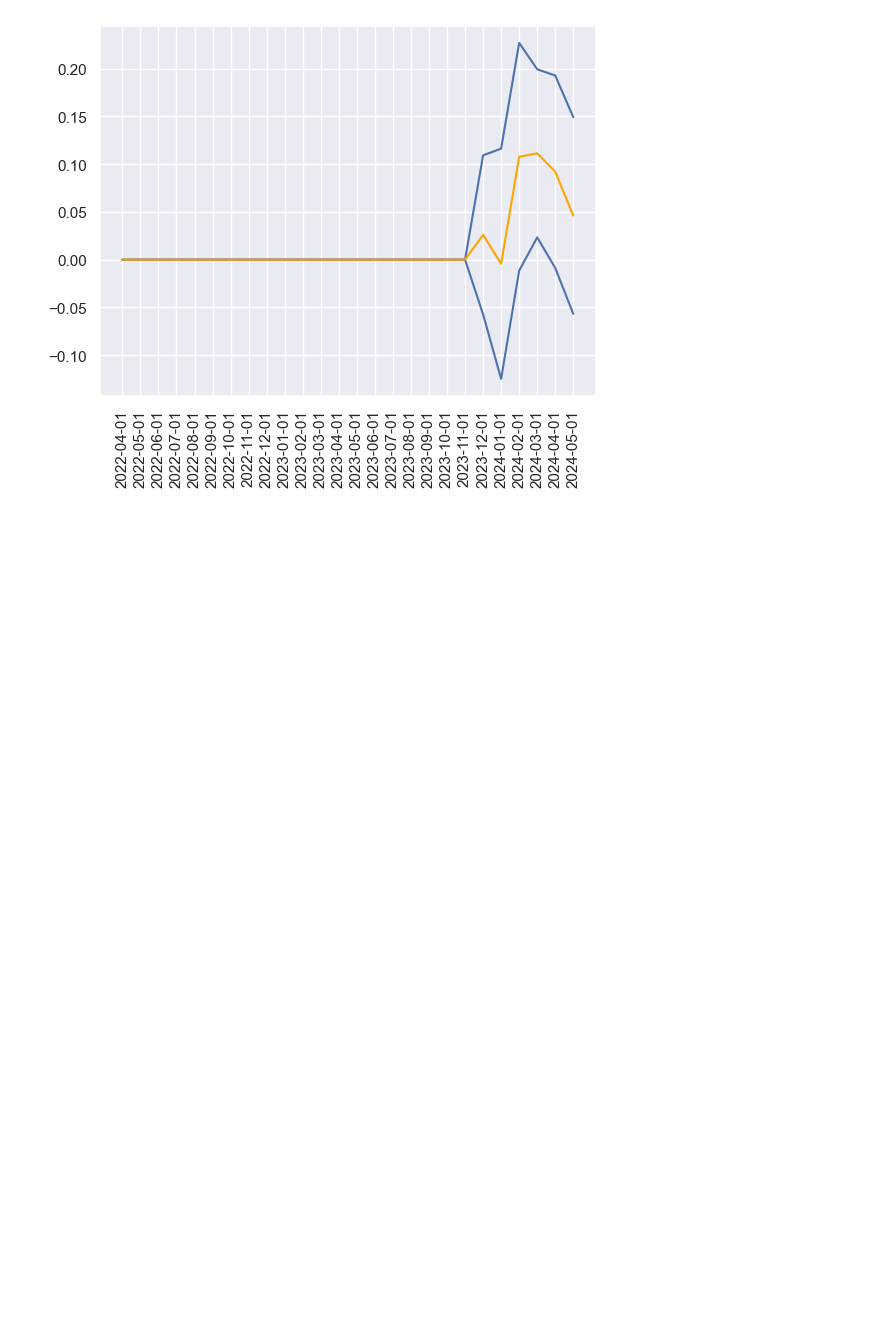
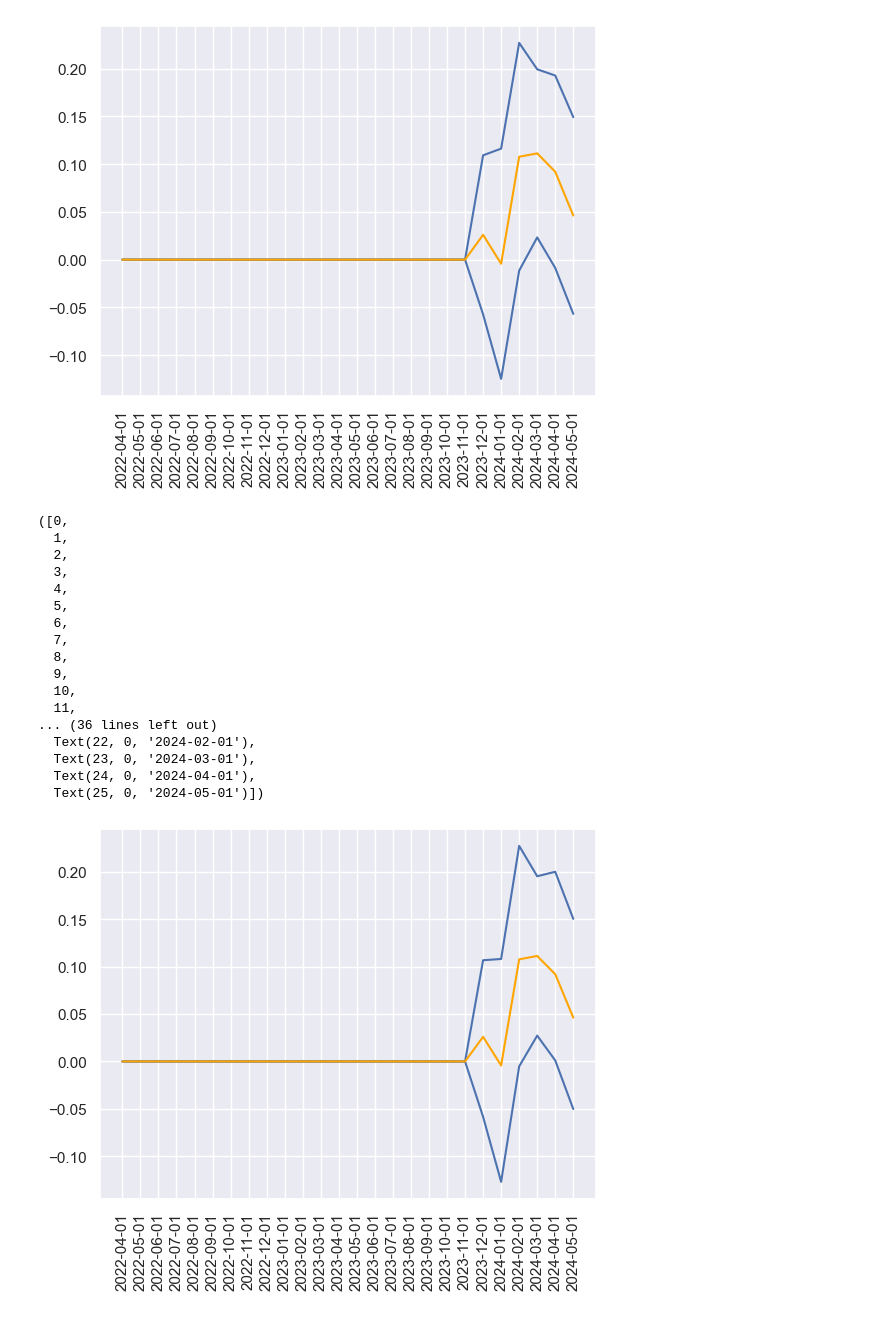
Before and after one commit to xan-d-or/mortgage_project_2024, a Jupyter notebook: results_plotting.ipynb, the cells around one changed output. Cells and saved outputs as stored; diff of their text form; code cells hidden in the pictures; blank space fills up the shorter version.

```diff
--- a/results_plotting.ipynb
+++ b/results_plotting.ipynb
@@ -90,3 +128,33 @@ plt.xticks(rotation =90)
   Text(24, 0, '2024-04-01'),
   Text(25, 0, '2024-05-01')])
 [figure]
+# %%
+data = df.pivot(index='month_dt', columns='city_id', values='diff').reset_index()
+res = boot((data.iloc[:,1:],)
+           , np.mean, axis = 1)
+stat = np.mean(data.iloc[:,1:], axis = 1)
+# %%
+tmp = pd.DataFrame({'month_dt':data['month_dt'], 'upper':res.confidence_interval.high, 'lower':res.confidence_interval.low, 'mean':stat}).reset_index()
+plt.plot(tmp['month_dt'], tmp['upper'], color = 'b')
+plt.plot(tmp['month_dt'], tmp['lower'], color = 'b')
+plt.plot(tmp['month_dt'], tmp['mean'], color = 'orange')
+plt.xticks(rotation =90)
+# %% [output]
+([0,
+  1,
+  2,
+  3,
+  4,
+  5,
+  6,
+  7,
+  8,
+  9,
+  10,
+  11,
+... (36 lines left out)
+  Text(22, 0, '2024-02-01'),
+  Text(23, 0, '2024-03-01'),
+  Text(24, 0, '2024-04-01'),
+  Text(25, 0, '2024-05-01')])
+[figure, added]
```
Also changed, not shown: parts of 5 cells of this notebook.
